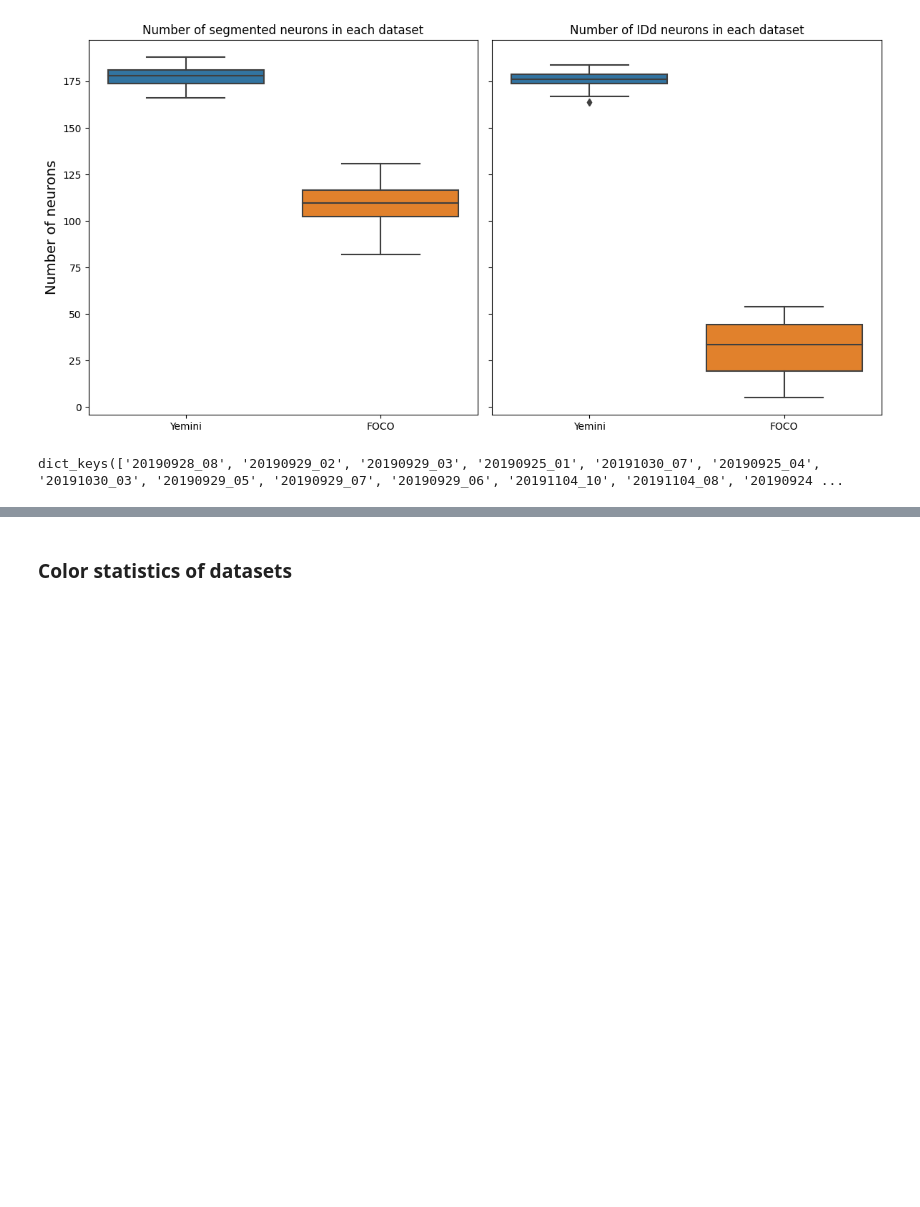
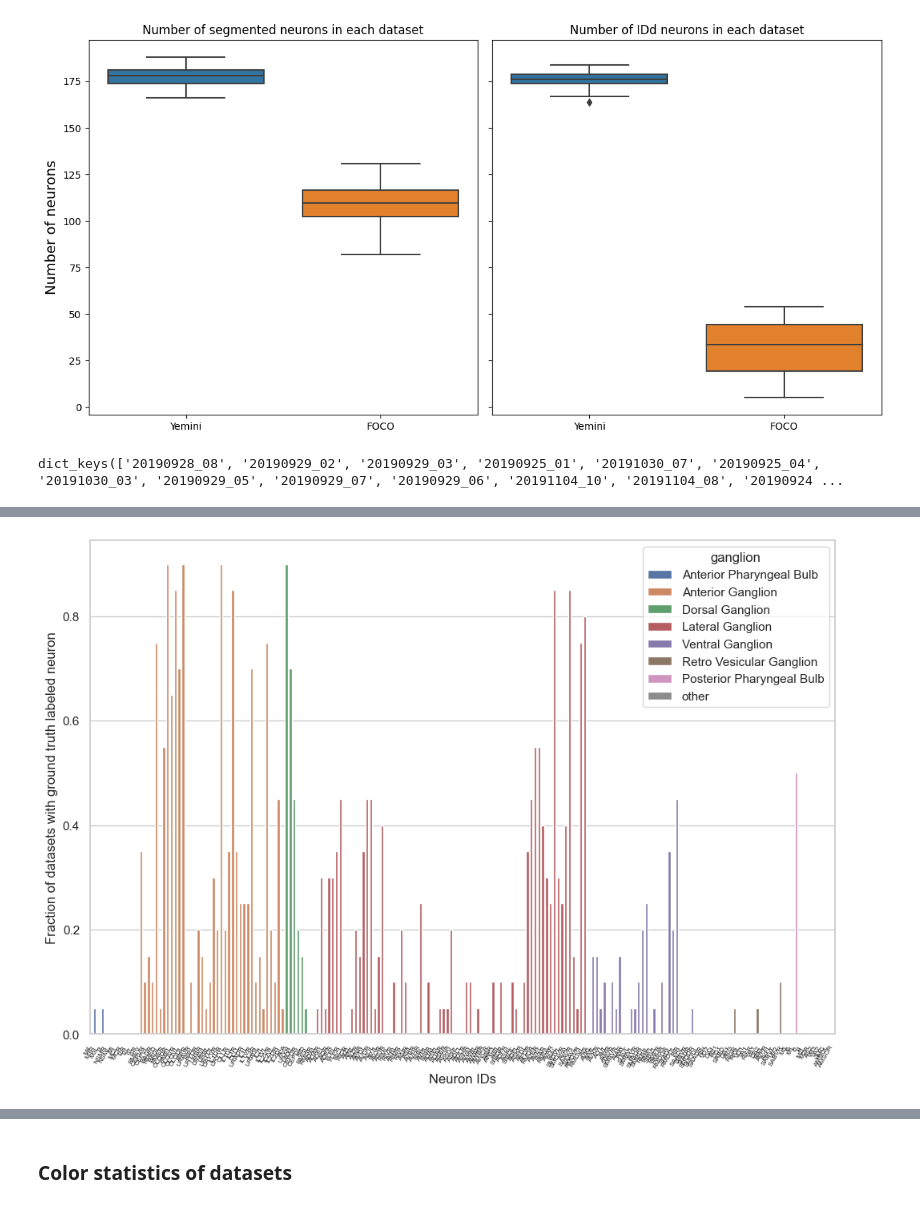
Before and after one commit to focolab/NWBelegans, a Jupyter notebook: Analysis/NWB_figures.ipynb, the cells around one changed output, grey strips where cells are left out. Drawn from its saved outputs; the diff is of its cells as text; code cells hidden in the pictures; blank space fills up the shorter version.

```diff
--- a/Analysis/NWB_figures.ipynb
+++ b/Analysis/NWB_figures.ipynb
@@ -157,3 +155,8 @@ def plot_num_heatmap(num_heatmap, df_ganglia):
+# %%
+neurons, num = get_neur_nums(FOCO_dataset, atlas)
+plot_neur_nums(neurons, num, atlas)
+# %% [output]
+[figure, added]
 # %%
 num_pair, num_heatmap, std_heatmap = analyze_pairs(pair_yem, df, 21)
 plot_std_heatmap(num_heatmap, std_heatmap, df)
```
Also changed, not shown: parts of 20 cells of this notebook, 6 other files.
